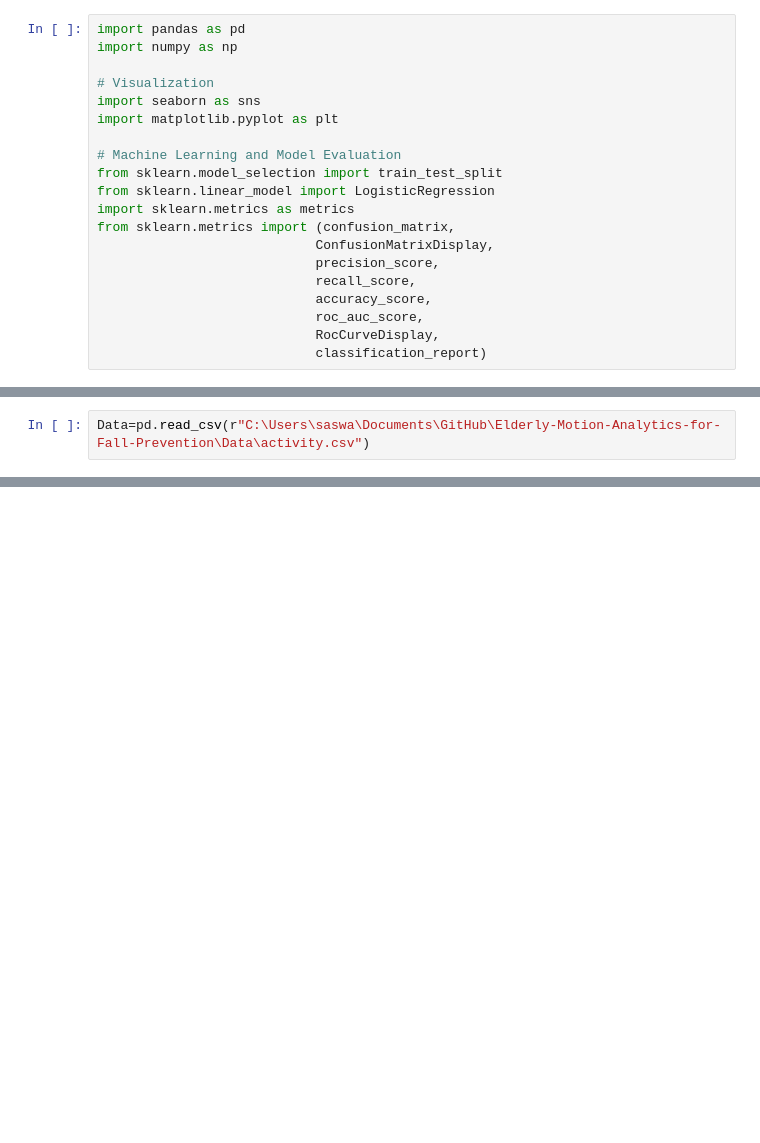
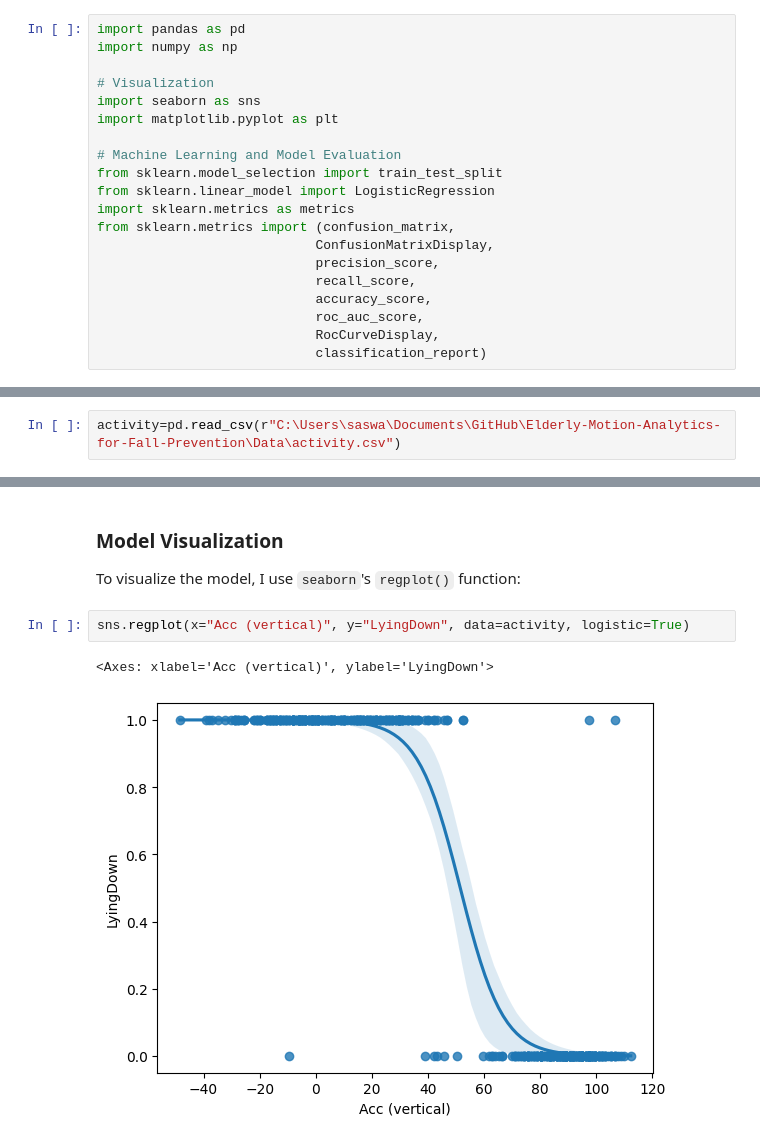
Before and after one commit to Cyberoctane29/Elderly-Motion-Analytics-for-Fall-Prevention, a Jupyter notebook: Elderly_Motion_Analytics_for_Fall_Prevention.ipynb, the cells around one changed output, grey strips where cells are left out. Cells and saved outputs as stored; diff of their text form; blank space fills up the shorter version.

```diff
--- a/Elderly_Motion_Analytics_for_Fall_Prevention.ipynb
+++ b/Elderly_Motion_Analytics_for_Fall_Prevention.ipynb
@@ -96,3 +100,3 @@ from sklearn.metrics import (confusion_matrix,
 # %%
-Data=pd.read_csv(r"C:\Users\saswa\Documents\GitHub\Elderly-Motion-Analytics-for-Fall-Prevention\Data\activity.csv")
+activity=pd.read_csv(r"C:\Users\saswa\Documents\GitHub\Elderly-Motion-Analytics-for-Fall-Prevention\Data\activity.csv")
 # %%
@@ -125,0 +175,9 @@ Probably not normal
+# %% [markdown]
+### Model Visualization
+
+To visualize the model, I use `seaborn`'s `regplot()` function:
+# %%
+sns.regplot(x="Acc (vertical)", y="LyingDown", data=activity, logistic=True)
+# %% [output]
+<Axes: xlabel='Acc (vertical)', ylabel='LyingDown'>
+[figure, added]
```
Also changed, not shown: parts of 58 cells of this notebook.
